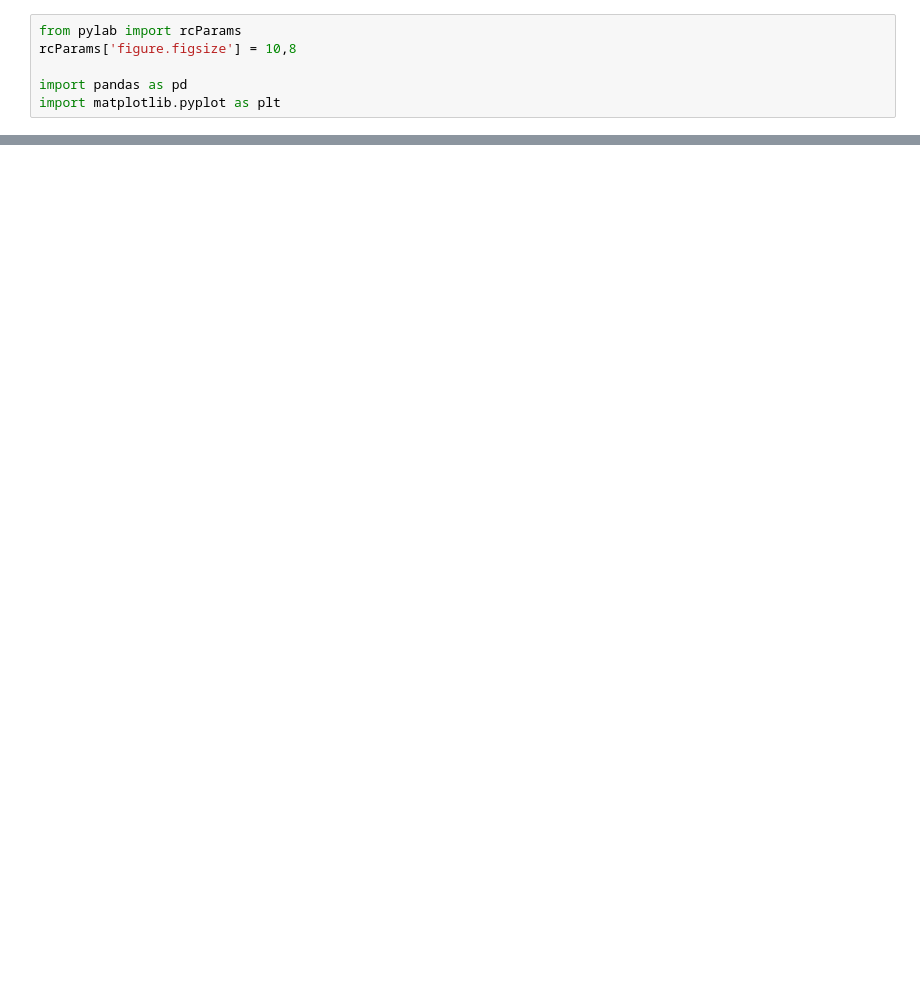
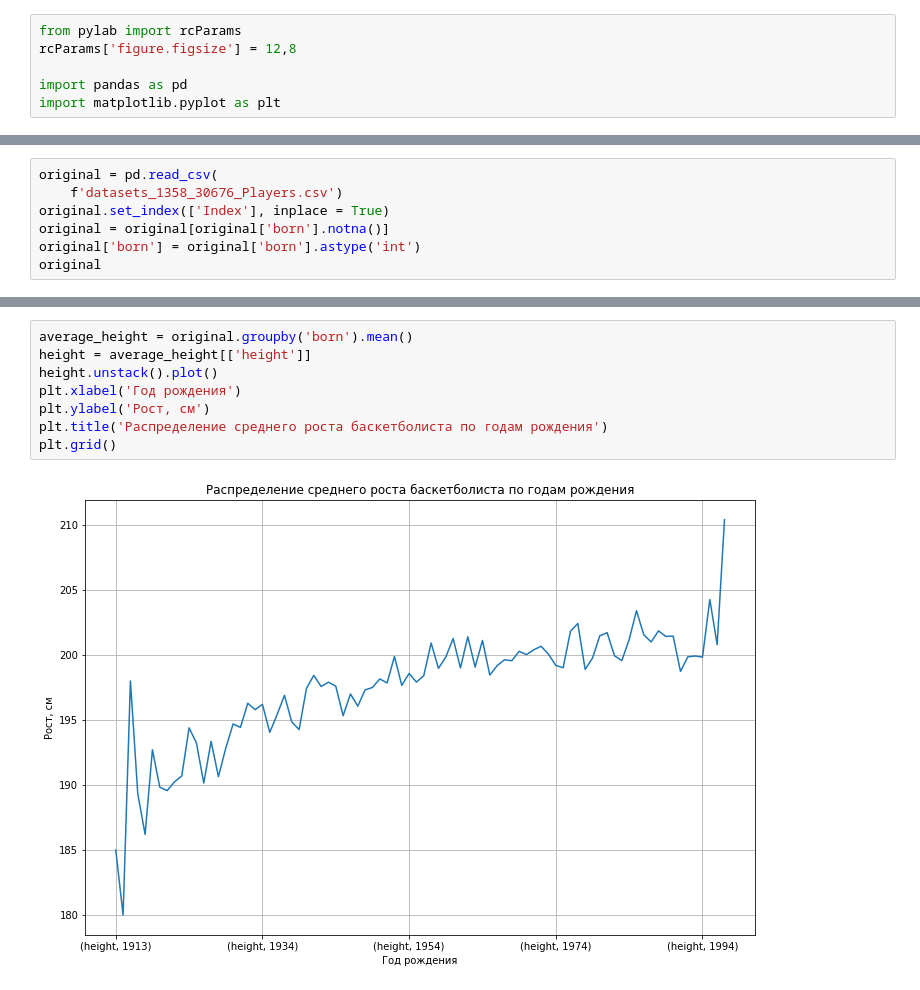
Before and after one commit to Radniforg/visualization, a Jupyter notebook: Visualization.ipynb, the cells around one changed output, grey strips where cells are left out. Drawn from its saved outputs; the diff is of its cells as text; blank space fills up the shorter version.

```diff
--- a/Visualization.ipynb
+++ b/Visualization.ipynb
@@ -1,6 +1,6 @@
 # %%
 from pylab import rcParams
-rcParams['figure.figsize'] = 10,8
+rcParams['figure.figsize'] = 12,8
 
 import pandas as pd
 import matplotlib.pyplot as plt
@@ -68,0 +7,7 @@ KeyError: 'Index'
+# %%
+original = pd.read_csv(
+    f'datasets_1358_30676_Players.csv')
+original.set_index(['Index'], inplace = True)
+original = original[original['born'].notna()]
+original['born'] = original['born'].astype('int')
+original
@@ -68,0 +29,10 @@ KeyError: 'Index'
+# %%
+average_height = original.groupby('born').mean()
+height = average_height[['height']]
+height.unstack().plot()
+plt.xlabel('Год рождения')
+plt.ylabel('Рост, см')
+plt.title('Распределение среднего роста баскетболиста по годам рождения')
+plt.grid()
+# %% [output]
+[figure, added]
```
Also changed, not shown: parts of 7 cells of this notebook, 1 other file.
